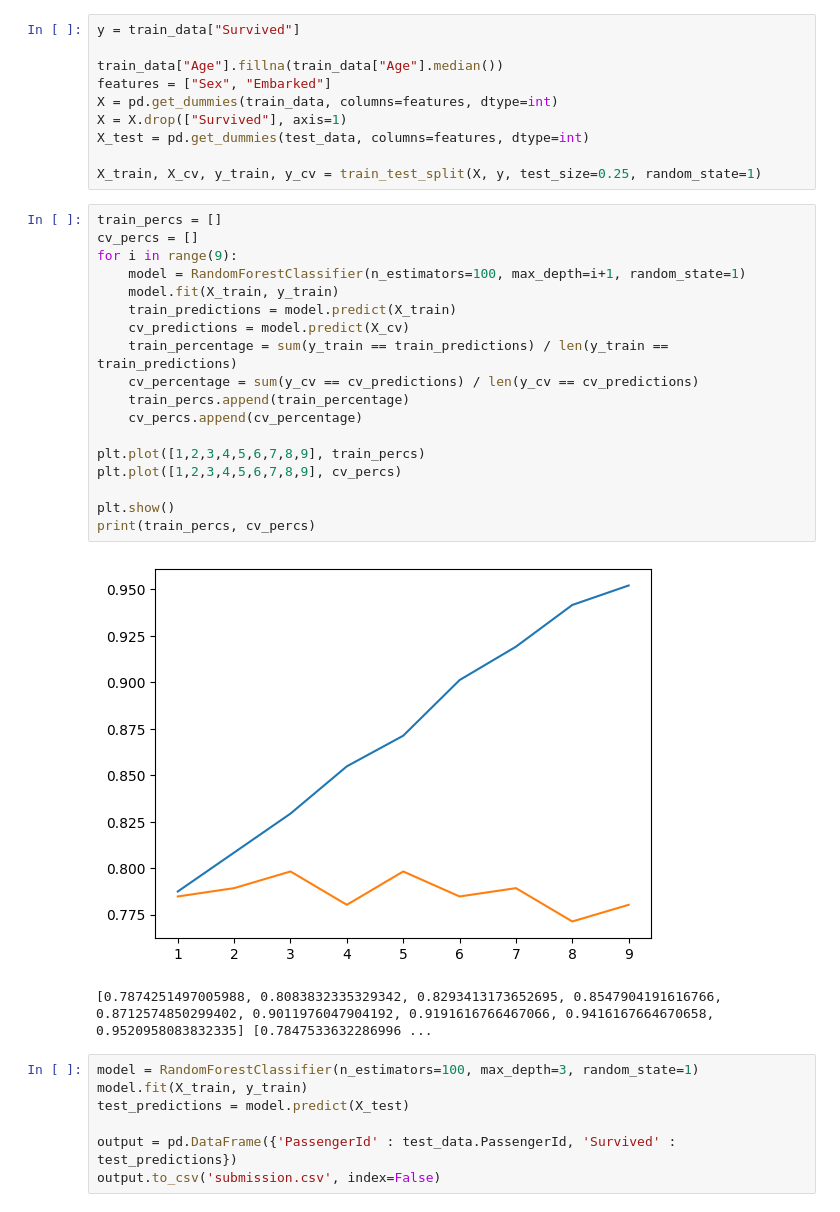
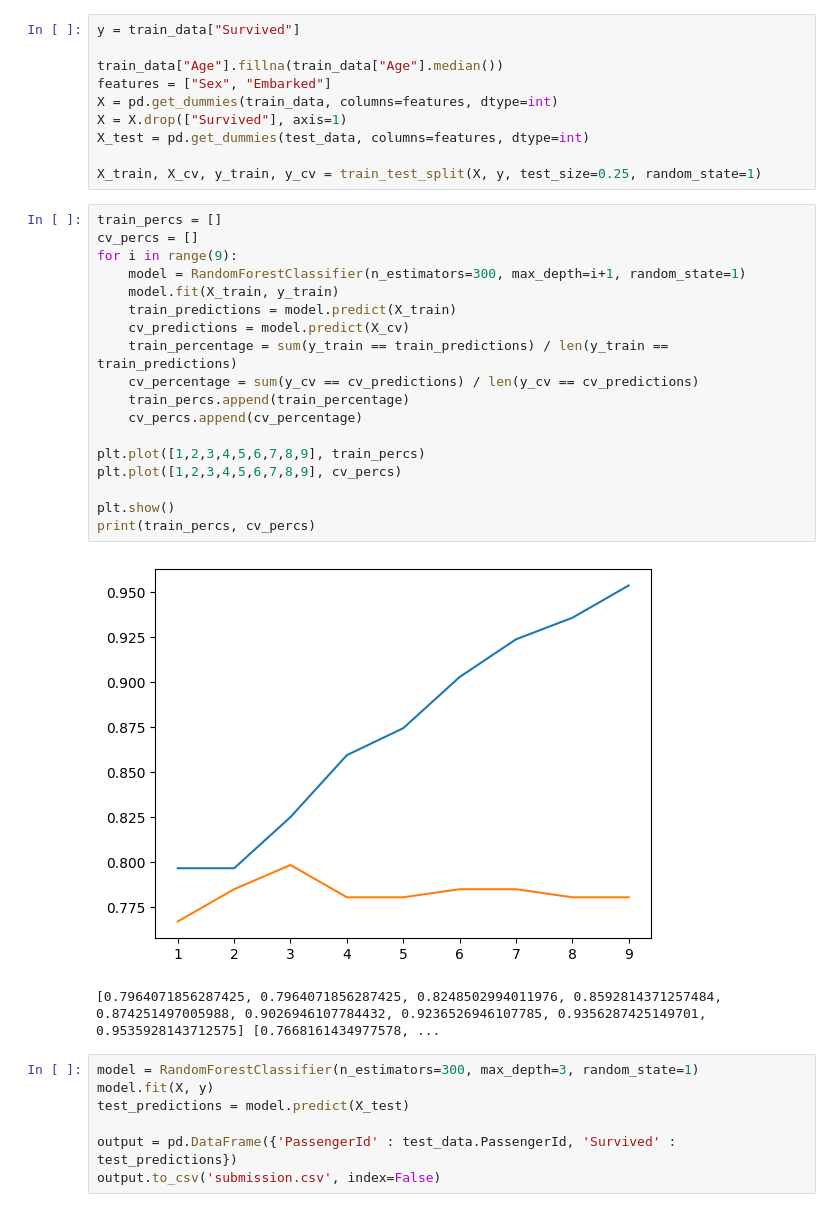
Before and after one commit to Scytex-code/kaggle-titanic, a Jupyter notebook: notebooks/my_notebook.ipynb, the cells around one changed output. Cells and saved outputs as stored; diff of their text form.

```diff
--- a/notebooks/my_notebook.ipynb
+++ b/notebooks/my_notebook.ipynb
@@ -64,27 +64,27 @@ X_train, X_cv, y_train, y_cv = train_test_split(X, y, test_size=0.25, random_sta
 # %%
 train_percs = []
 cv_percs = []
 for i in range(9):
-    model = RandomForestClassifier(n_estimators=100, max_depth=i+1, random_state=1)
+    model = RandomForestClassifier(n_estimators=300, max_depth=i+1, random_state=1)
     model.fit(X_train, y_train)
     train_predictions = model.predict(X_train)
     cv_predictions = model.predict(X_cv)
     train_percentage = sum(y_train == train_predictions) / len(y_train == train_predictions)
     cv_percentage = sum(y_cv == cv_predictions) / len(y_cv == cv_predictions)
     train_percs.append(train_percentage)
     cv_percs.append(cv_percentage)
 
 plt.plot([1,2,3,4,5,6,7,8,9], train_percs)
 plt.plot([1,2,3,4,5,6,7,8,9], cv_percs)
 
 plt.show()
 print(train_percs, cv_percs)
 # %% [output]
-[figure, old version]
+[figure, new version]
-[0.7874251497005988, 0.8083832335329342, 0.8293413173652695, 0.8547904191616766, 0.8712574850299402, 0.9011976047904192, 0.9191616766467066, 0.9416167664670658, 0.9520958083832335] [0.7847533632286996 ...
+[0.7964071856287425, 0.7964071856287425, 0.8248502994011976, 0.8592814371257484, 0.874251497005988, 0.9026946107784432, 0.9236526946107785, 0.9356287425149701, 0.9535928143712575] [0.7668161434977578, ...
 # %%
-model = RandomForestClassifier(n_estimators=100, max_depth=3, random_state=1)
-model.fit(X_train, y_train)
+model = RandomForestClassifier(n_estimators=300, max_depth=3, random_state=1)
+model.fit(X, y)
 test_predictions = model.predict(X_test)
 
 output = pd.DataFrame({'PassengerId' : test_data.PassengerId, 'Survived' : test_predictions})
```
